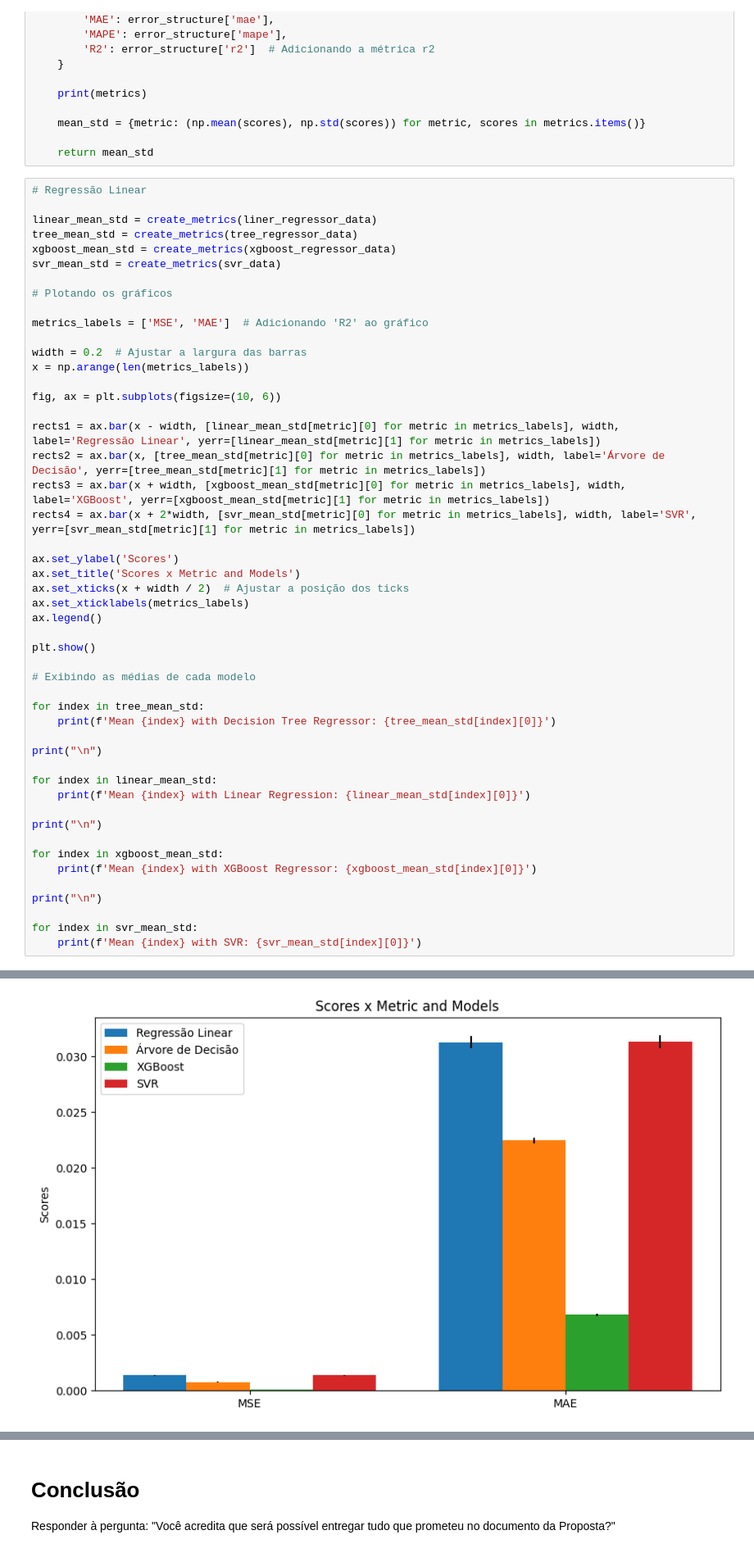
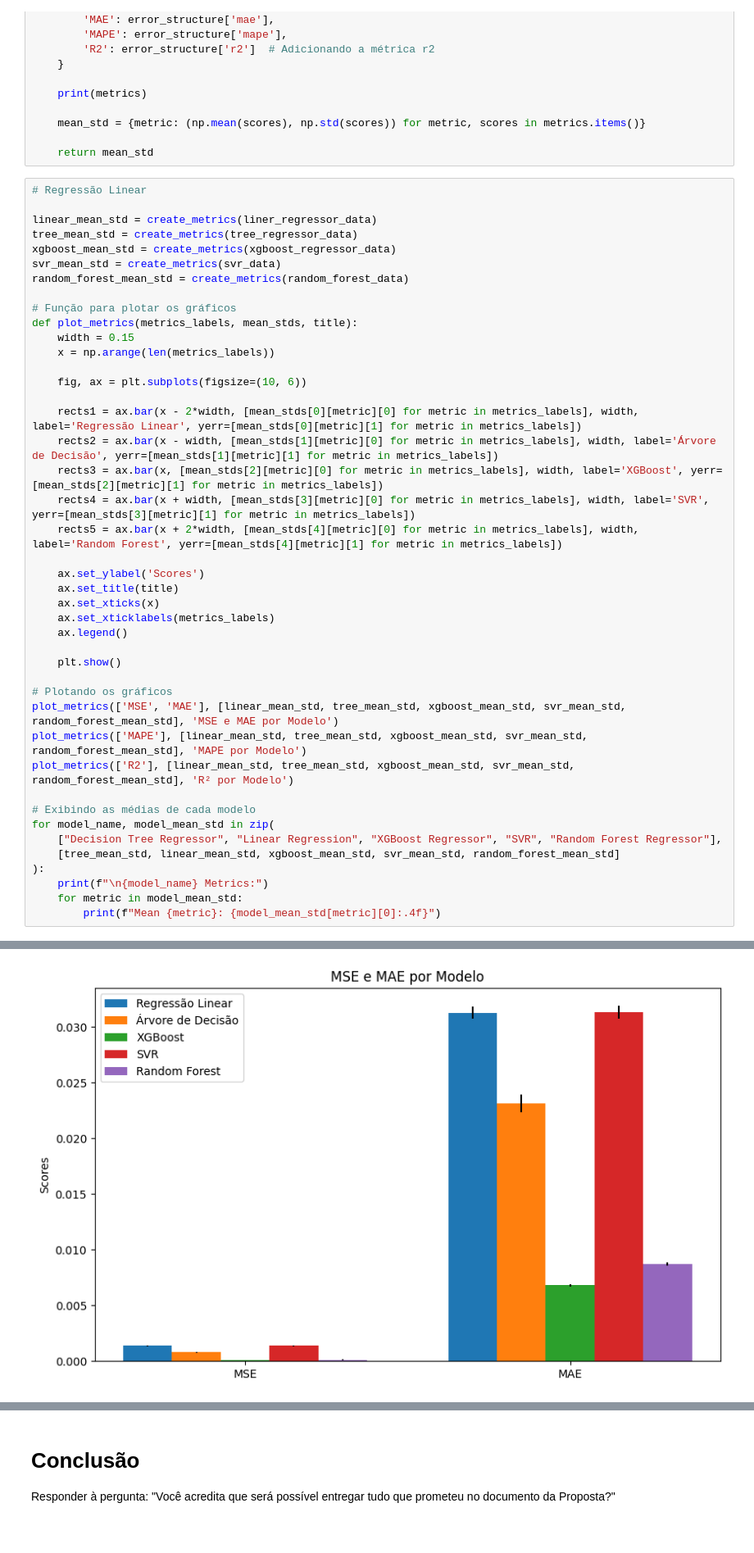
Before and after one commit to masterkey-07/smartgrid-ai-project, a Jupyter notebook: src/concept_proof.ipynb, the cells around one changed output, grey strips where cells are left out. Shown: that part at 82% size. Saved outputs shown, nothing was run; the diff lists cells and outputs as text.

```diff
--- a/src/concept_proof.ipynb
+++ b/src/concept_proof.ipynb
@@ -217,47 +217,41 @@ linear_mean_std = create_metrics(liner_regressor_data)
 tree_mean_std = create_metrics(tree_regressor_data)
 xgboost_mean_std = create_metrics(xgboost_regressor_data)
 svr_mean_std = create_metrics(svr_data)
+random_forest_mean_std = create_metrics(random_forest_data)
+
+# Função para plotar os gráficos
+def plot_metrics(metrics_labels, mean_stds, title):
+    width = 0.15
+    x = np.arange(len(metrics_labels))
+
+    fig, ax = plt.subplots(figsize=(10, 6))
+
+    rects1 = ax.bar(x - 2*width, [mean_stds[0][metric][0] for metric in metrics_labels], width, label='Regressão Linear', yerr=[mean_stds[0][metric][1] for metric in metrics_labels])
+    rects2 = ax.bar(x - width, [mean_stds[1][metric][0] for metric in metrics_labels], width, label='Árvore de Decisão', yerr=[mean_stds[1][metric][1] for metric in metrics_labels])
+    rects3 = ax.bar(x, [mean_stds[2][metric][0] for metric in metrics_labels], width, label='XGBoost', yerr=[mean_stds[2][metric][1] for metric in metrics_labels])
+    rects4 = ax.bar(x + width, [mean_stds[3][metric][0] for metric in metrics_labels], width, label='SVR', yerr=[mean_stds[3][metric][1] for metric in metrics_labels])
+    rects5 = ax.bar(x + 2*width, [mean_stds[4][metric][0] for metric in metrics_labels], width, label='Random Forest', yerr=[mean_stds[4][metric][1] for metric in metrics_labels])
+
+    ax.set_ylabel('Scores')
+    ax.set_title(title)
+    ax.set_xticks(x)
+    ax.set_xticklabels(metrics_labels)
+    ax.legend()
+
+    plt.show()
 
 # Plotando os gráficos
-
-metrics_labels = ['MSE', 'MAE']  # Adicionando 'R2' ao gráfico
-
-width = 0.2  # Ajustar a largura das barras
-x = np.arange(len(metrics_labels))
-
-fig, ax = plt.subplots(figsize=(10, 6))
-
-rects1 = ax.bar(x - width, [linear_mean_std[metric][0] for metric in metrics_labels], width, label='Regressão Linear', yerr=[linear_mean_std[metric][1] for metric in metrics_labels])
-rects2 = ax.bar(x, [tree_mean_std[metric][0] for metric in metrics_labels], width, label='Árvore de Decisão', yerr=[tree_mean_std[metric][1] for metric in metrics_labels])
-rects3 = ax.bar(x + width, [xgboost_mean_std[metric][0] for metric in metrics_labels], width, label='XGBoost', yerr=[xgboost_mean_std[metric][1] for metric in metrics_labels])
-rects4 = ax.bar(x + 2*width, [svr_mean_std[metric][0] for metric in metrics_labels], width, label='SVR', yerr=[svr_mean_std[metric][1] for metric in metrics_labels])
-
-ax.set_ylabel('Scores')
-ax.set_title('Scores x Metric and Models')
-ax.set_xticks(x + width / 2)  # Ajustar a posição dos ticks
-ax.set_xticklabels(metrics_labels)
-ax.legend()
-
-plt.show()
+plot_metrics(['MSE', 'MAE'], [linear_mean_std, tree_mean_std, xgboost_mean_std, svr_mean_std, random_forest_mean_std], 'MSE e MAE por Modelo')
+plot_metrics(['MAPE'], [linear_mean_std, tree_mean_std, xgboost_mean_std, svr_mean_std, random_forest_mean_std], 'MAPE por Modelo')
+plot_metrics(['R2'], [linear_mean_std, tree_mean_std, xgboost_mean_std, svr_mean_std, random_forest_mean_std], 'R² por Modelo')
 
 # Exibindo as médias de cada modelo
-
-for index in tree_mean_std:
-    print(f'Mean {index} with Decision Tree Regressor: {tree_mean_std[index][0]}')
-
-print("\n")
-
-for index in linear_mean_std:
-    print(f'Mean {index} with Linear Regression: {linear_mean_std[index][0]}')
-
-print("\n")
-
-for index in xgboost_mean_std:
-    print(f'Mean {index} with XGBoost Regressor: {xgboost_mean_std[index][0]}')
-
-print("\n")
-
-for index in svr_mean_std:
-    print(f'Mean {index} with SVR: {svr_mean_std[index][0]}')
+for model_name, model_mean_std in zip(
+    ["Decision Tree Regressor", "Linear Regression", "XGBoost Regressor", "SVR", "Random Forest Regressor"],
+    [tree_mean_std, linear_mean_std, xgboost_mean_std, svr_mean_std, random_forest_mean_std]
+):
+    print(f"\n{model_name} Metrics:")
+    for metric in model_mean_std:
+        print(f"Mean {metric}: {model_mean_std[metric][0]:.4f}")
 # %% [output]
 {'MSE': [np.float64(0.001376129491866354), np.float64(0.0014067259016848075), np.float64(0.0013803387067353183), np.float64(0.0012851124010548512), np.float64(0.0013674506030640176)], 'MAE': [np.float ...
@@ -267 +262 @@ for index in svr_mean_std:
-[figure, old version]
+[figure, new version]
```
Also changed, not shown: parts of 5 cells of this notebook.
